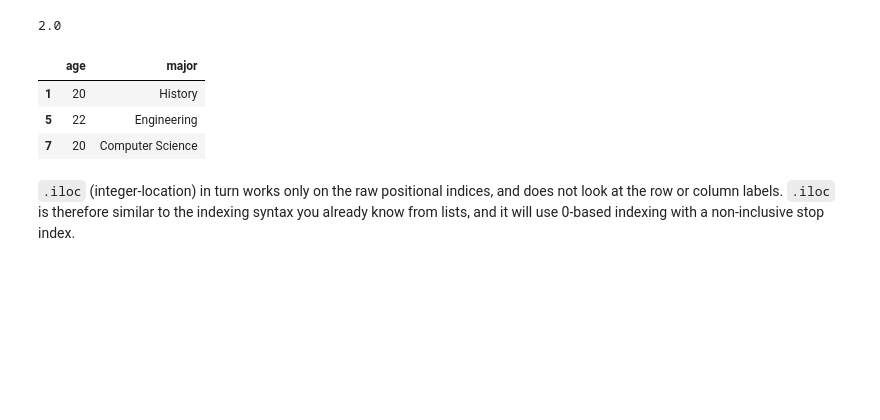
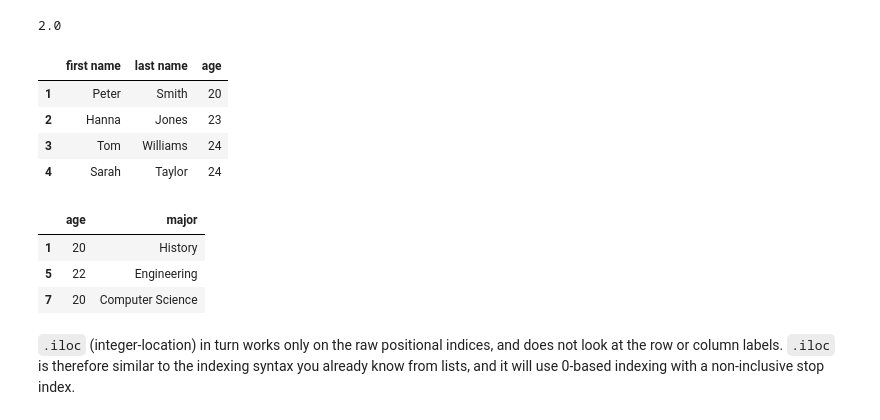
Before and after one commit to kierandidi/python_for_scientists, a Jupyter notebook: notebooks/07_pandas_basics.ipynb, the cells around one changed output. Saved outputs shown, nothing was run; the diff lists cells and outputs as text; code cells hidden in the pictures; blank space fills up the shorter version.

```diff
--- a/notebooks/07_pandas_basics.ipynb
+++ b/notebooks/07_pandas_basics.ipynb
@@ -341,6 +394,15 @@ df.loc[1:4, "first name":"last name"]
 df.loc[7, "average grade"]
 # %% [output]
 2.0
+# %%
+# get the columns from "first name" till "age" for index 1-4
+df.loc[1:4, "first name":"age"]
+# %% [output]
+|  | first name | last name | age |
+| 1 | Peter | Smith | 20 |
+| 2 | Hanna | Jones | 23 |
+| 3 | Tom | Williams | 24 |
+| 4 | Sarah | Taylor | 24 |
 # %%
 # get the values at index 1, 5, 7 and columns "age" and "major"
 df.loc[[1, 5, 7], ["age", "major"]]
```
Also changed, not shown: parts of 22 cells of this notebook.
